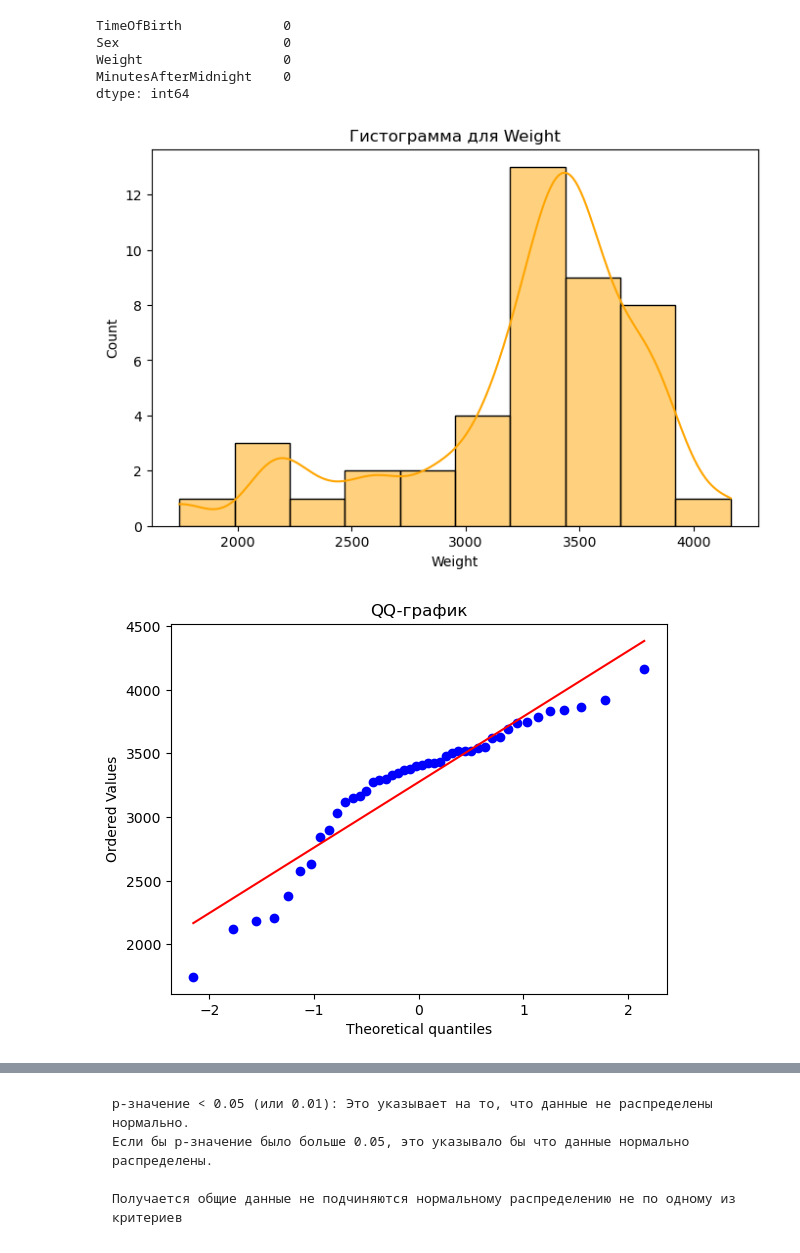
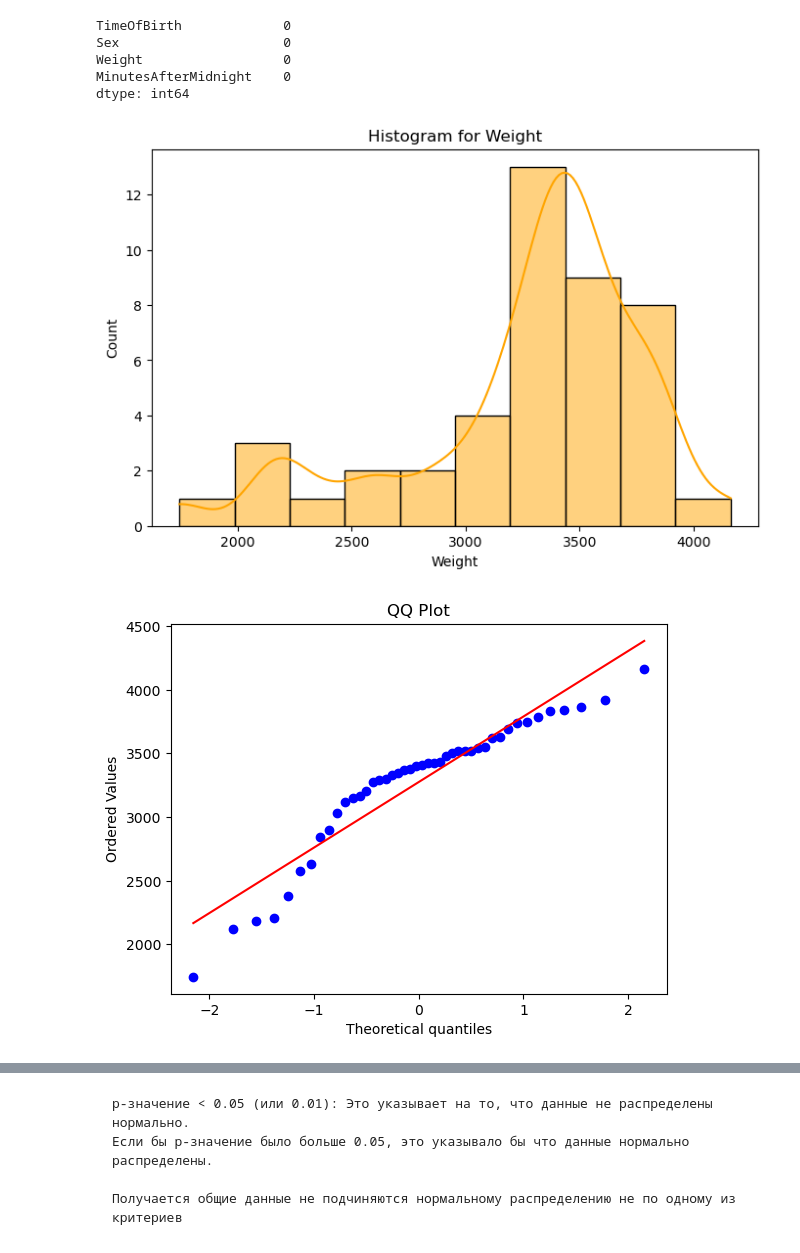
Before and after one commit to YukiTheKilla/math_statistics, a Jupyter notebook: Тема 2. Оценки параметров. Критерии согласия/main_babyboom2.ipynb, the cells around one changed output, grey strips where cells are left out. Cells and saved outputs as stored; diff of their text form; code cells hidden in the pictures.

```diff
--- a/Тема 2. Оценки параметров. Критерии согласия/main_babyboom2.ipynb
+++ b/Тема 2. Оценки параметров. Критерии согласия/main_babyboom2.ipynb
@@ -59,18 +59,18 @@ MinutesAfterMidnight    0
 dtype: int64
 # %%
 plt.figure(figsize=(8, 5))
-sns.histplot(data['Weight'], kde=True, color='orange',kde_kws={'bw_adjust': 0.5})
-# kde=True добавляет линию плотности
-# dw_adjust настраивает уровень сглаживания kde
-plt.title(f'Гистограмма для Weight')
+sns.histplot(data['Weight'], kde=True, color='orange', kde_kws={'bw_adjust': 0.5})
+# kde=True adds a density line
+# bw_adjust adjusts the smoothing level of the KDE
+plt.title(f'Histogram for Weight')
 plt.show()
 # %% [output]
-[figure, old version]
+[figure, new version]
 # %%
-# QQ-график
+# QQ-plot
 stats.probplot(df['Weight'], dist="norm", plot=plt)
-plt.title('QQ-график')
+plt.title('QQ Plot')
 plt.show()
 # %% [output]
-[figure, old version]
+[figure, new version]
 # %%
```
Also changed, not shown: parts of 8 cells of this notebook, 11 other files.
